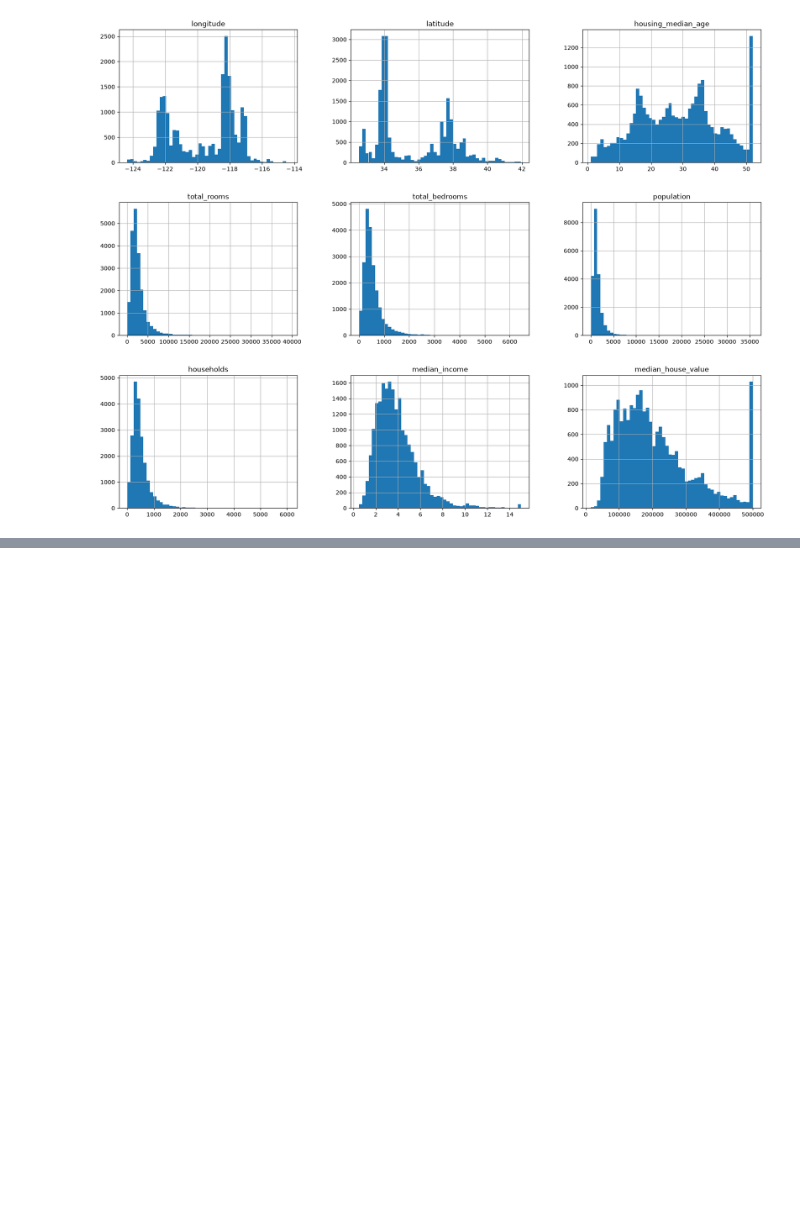
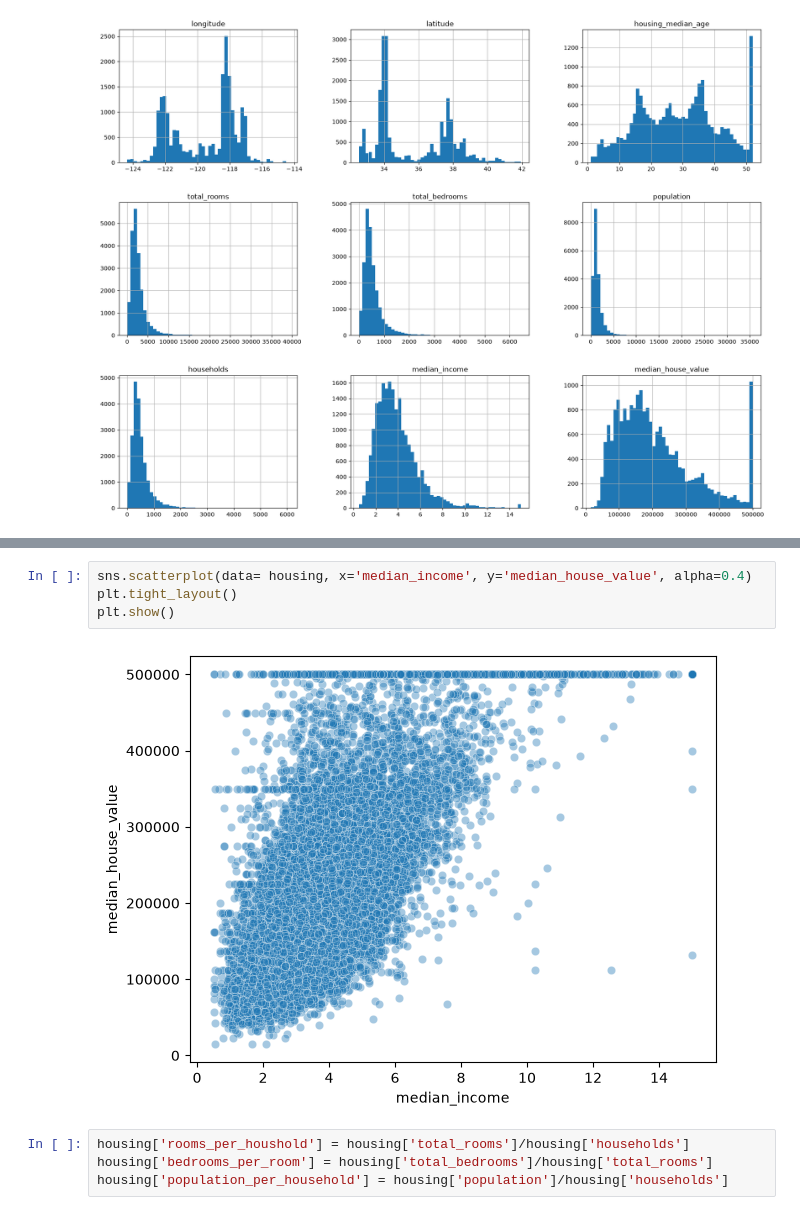
Before and after one commit to danishansari09/hand-on-ml-practice, a Jupyter notebook: california_housing_price_prediction/california_housing_price_prediction.ipynb, the cells around one changed output, grey strips where cells are left out. Cells and saved outputs as stored; diff of their text form; blank space fills up the shorter version.

```diff
--- a/california_housing_price_prediction/california_housing_price_prediction.ipynb
+++ b/california_housing_price_prediction/california_housing_price_prediction.ipynb
@@ -179,0 +233,10 @@ plt.legend()
+# %%
+sns.scatterplot(data= housing, x='median_income', y='median_house_value', alpha=0.4)
+plt.tight_layout()
+plt.show()
+# %% [output]
+[figure, added]
+# %%
+housing['rooms_per_houshold'] = housing['total_rooms']/housing['households']
+housing['bedrooms_per_room'] = housing['total_bedrooms']/housing['total_rooms']
+housing['population_per_household'] = housing['population']/housing['households']
```
Also changed, not shown: parts of 89 cells of this notebook.
